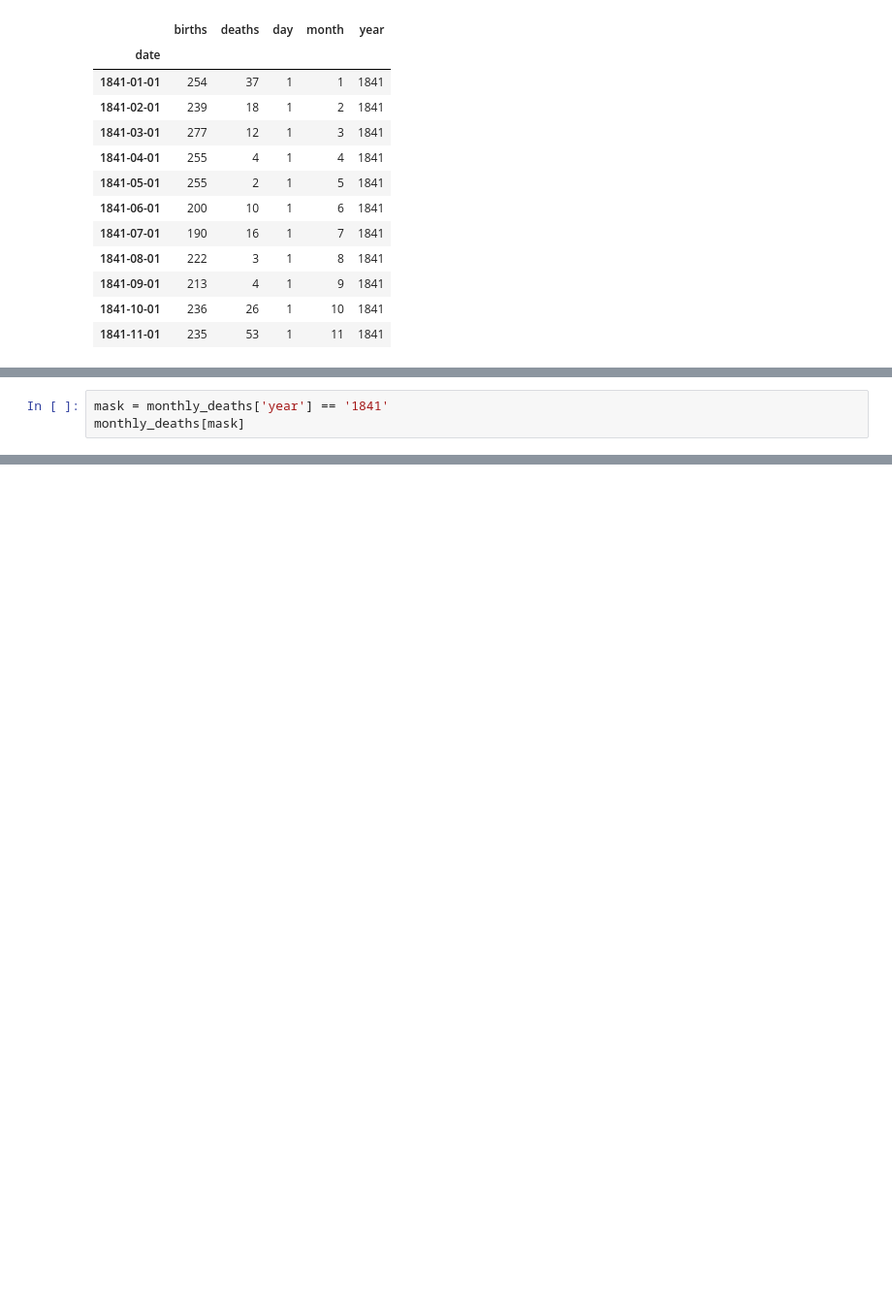
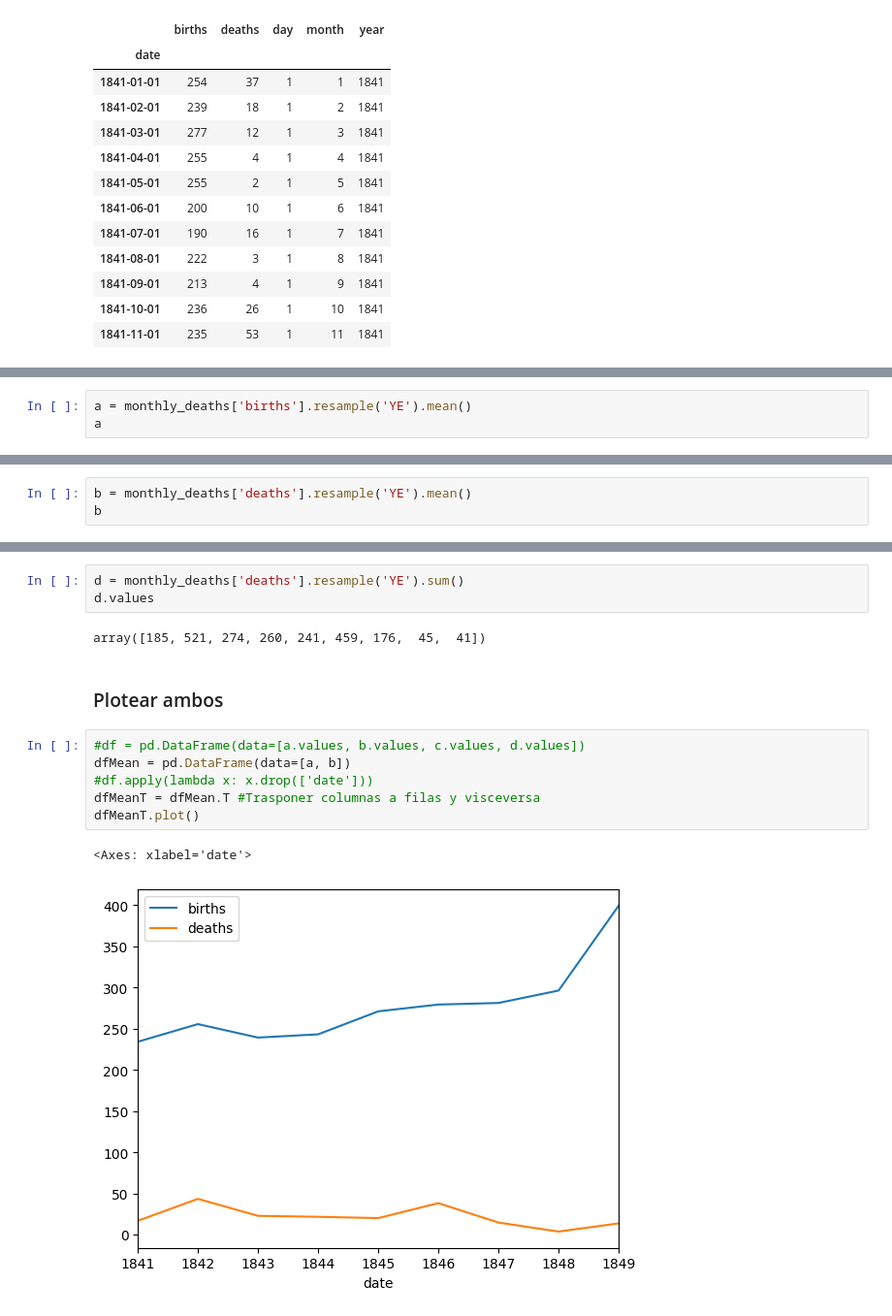
Before and after one commit to tomasfigueroaruesjas/the-effects-of-handwashing, a Jupyter notebook: Untitled.ipynb, the cells around one changed output, grey strips where cells are left out. Shown: that part at 97% size. Drawn from its saved outputs; the diff is of its cells as text; blank space fills up the shorter version.

Commit message:
Resample y graficos

```diff
--- a/Untitled.ipynb
+++ b/Untitled.ipynb
@@ -363,4 +333,4 @@ np.int64(521)
 # %%
-mask = monthly_deaths['year'] == '1841'
-monthly_deaths[mask]
+a = monthly_deaths['births'].resample('YE').mean()
+a
 # %% [output]
@@ -368,0 +348,3 @@ monthly_deaths[mask]
+# %%
+b = monthly_deaths['deaths'].resample('YE').mean()
+b
@@ -368,0 +378,16 @@ monthly_deaths[mask]
+# %%
+d = monthly_deaths['deaths'].resample('YE').sum()
+d.values
+# %% [output]
+array([185, 521, 274, 260, 241, 459, 176,  45,  41])
+# %% [markdown]
+### Plotear ambos
+# %%
+#df = pd.DataFrame(data=[a.values, b.values, c.values, d.values])
+dfMean = pd.DataFrame(data=[a, b])
+#df.apply(lambda x: x.drop(['date']))
+dfMeanT = dfMean.T #Trasponer columnas a filas y visceversa
+dfMeanT.plot()
+# %% [output]
+<Axes: xlabel='date'>
+[figure, added]
```
Also changed, not shown: parts of 13 cells of this notebook.
